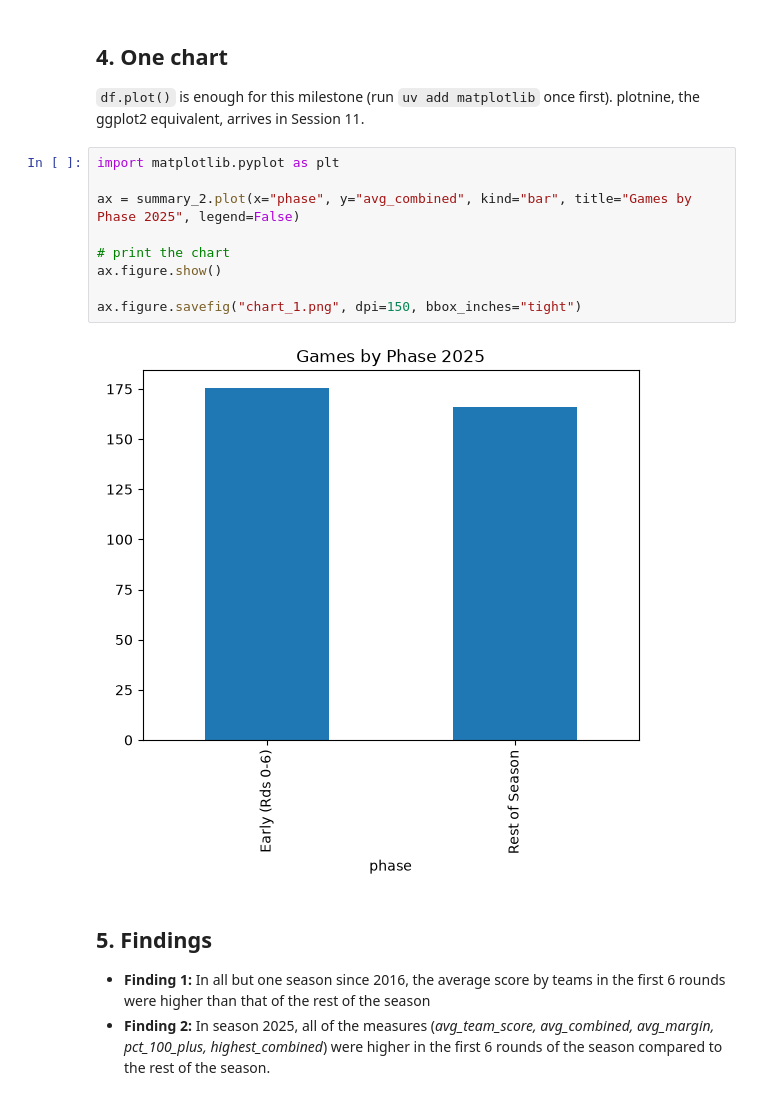
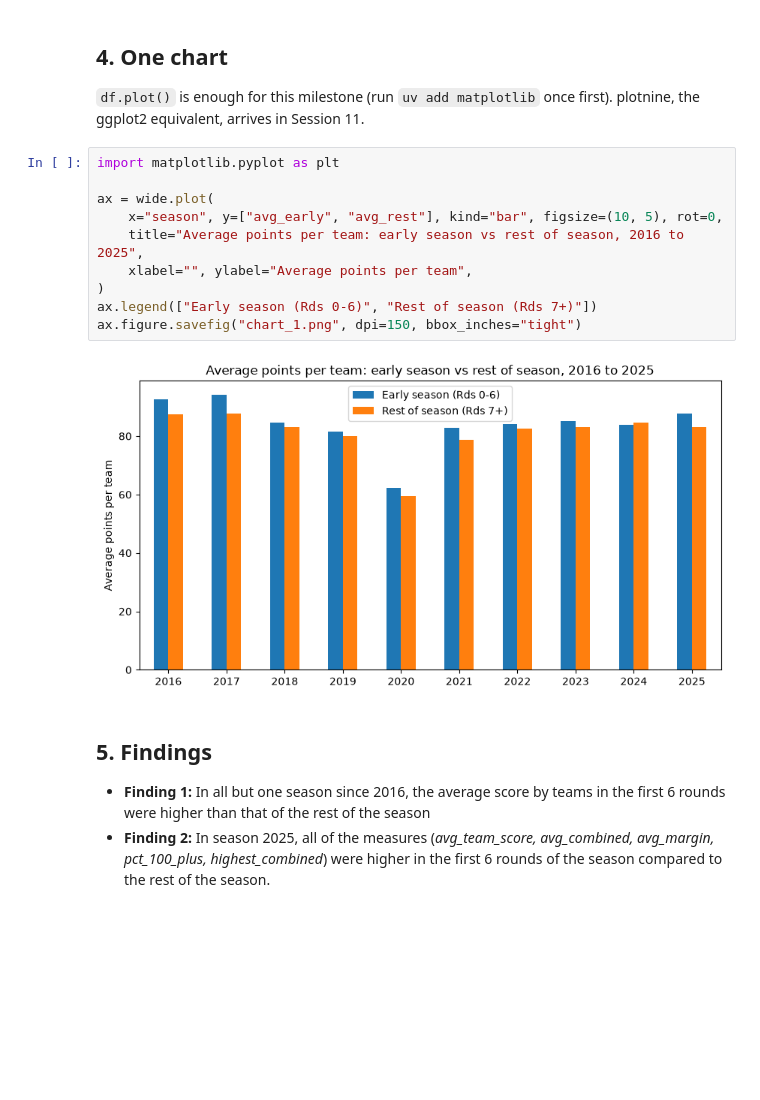
Before and after one commit to benlenep/afl-early-season-scoring-r-to-python, a Jupyter notebook: analysis.ipynb, the cells around one changed output. Drawn from its saved outputs; the diff is of its cells as text; blank space fills up the shorter version.

```diff
--- a/analysis.ipynb
+++ b/analysis.ipynb
@@ -125,14 +132,15 @@ MATCH    r_outputs/phase_summary_2025.csv
 # %%
 import matplotlib.pyplot as plt
 
-ax = summary_2.plot(x="phase", y="avg_combined", kind="bar", title="Games by Phase 2025", legend=False)
-
-# print the chart
-ax.figure.show()
-
+ax = wide.plot(
+    x="season", y=["avg_early", "avg_rest"], kind="bar", figsize=(10, 5), rot=0,
+    title="Average points per team: early season vs rest of season, 2016 to 2025",
+    xlabel="", ylabel="Average points per team",
+)
+ax.legend(["Early season (Rds 0-6)", "Rest of season (Rds 7+)"])
 ax.figure.savefig("chart_1.png", dpi=150, bbox_inches="tight")
 # %% [output]
-[figure, old version]
+[figure, new version]
 # %% [markdown]
 ## 5. Findings
 
```
Also changed, not shown: parts of 3 cells of this notebook, 2 other files.
